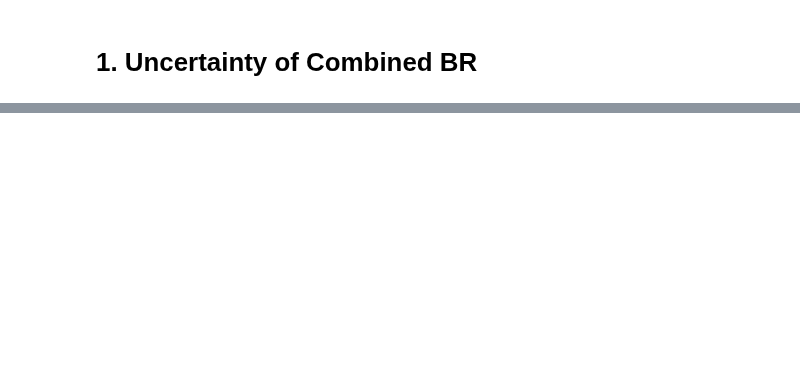
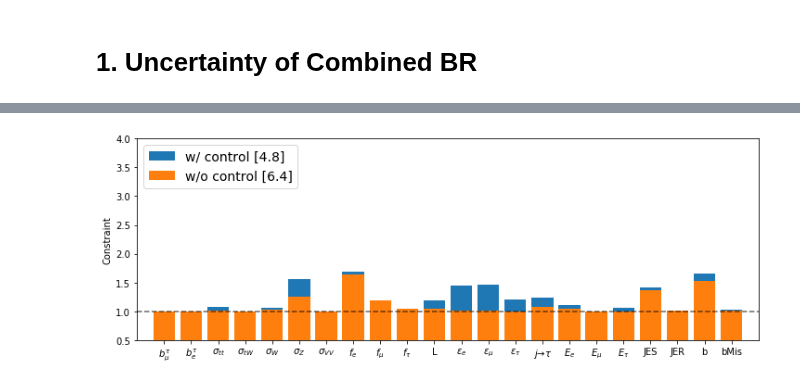
Before and after one commit to ZihengChen/WBranchingFaction, a Jupyter notebook: notebooks/ju_combineBFTheta.ipynb, the cells around one changed output, grey strips where cells are left out. Saved outputs shown, nothing was run; the diff lists cells and outputs as text; code cells hidden in the pictures; blank space fills up the shorter version.

Commit message:
add control region for counting

```diff
--- a/notebooks/ju_combineBFTheta.ipynb
+++ b/notebooks/ju_combineBFTheta.ipynb
@@ -27,3 +25,24 @@ plt.savefig('../plots/combine/covarMatrix_betaTheta.png',dpi=300)
+# %%
+height1 = array([0.99537101, 0.99337511, 1.00617467, 1.00091056, 1.02452944,
+                 1.24990101, 1.00250124, 1.63931837, 1.18298025, 1.04280919,
+                 1.04280293, 1.00469737, 1.00439596, 0.99381527, 1.07841972,
+                 1.04323304, 1.0007709 , 0.99887067, 1.36412265, 1.0063949 ,
+                 1.52108616, 1.01838879])
+height2 = 1/sig[3:]
+# %%
+plt.figure(figsize=(12,4),facecolor='w')
+c = np.arange(22)
+plt.bar(c,height2,label='w/ control [4.8]')
+plt.bar(c,height1,label='w/o control [6.4]')
+plt.axhline(1,color='k',alpha=0.6,linestyle='--')
+plt.legend(loc='upper left',fontsize = 14)
+plt.ylim(0.5,4)
+plt.xlim(-1,22)
+plt.xticks(c,sysLabelsName()[3:])
+plt.ylabel('Constraint')
+plt.savefig('../plots/combine/constraint2.png', dpi=300)
+# %% [output]
+[figure, added]
 # %%
 for i in range(sig.size):
     c,s = combiner.paramLS[i], sig[i]
```
Also changed, not shown: parts of 4 cells of this notebook, 12 other files.
